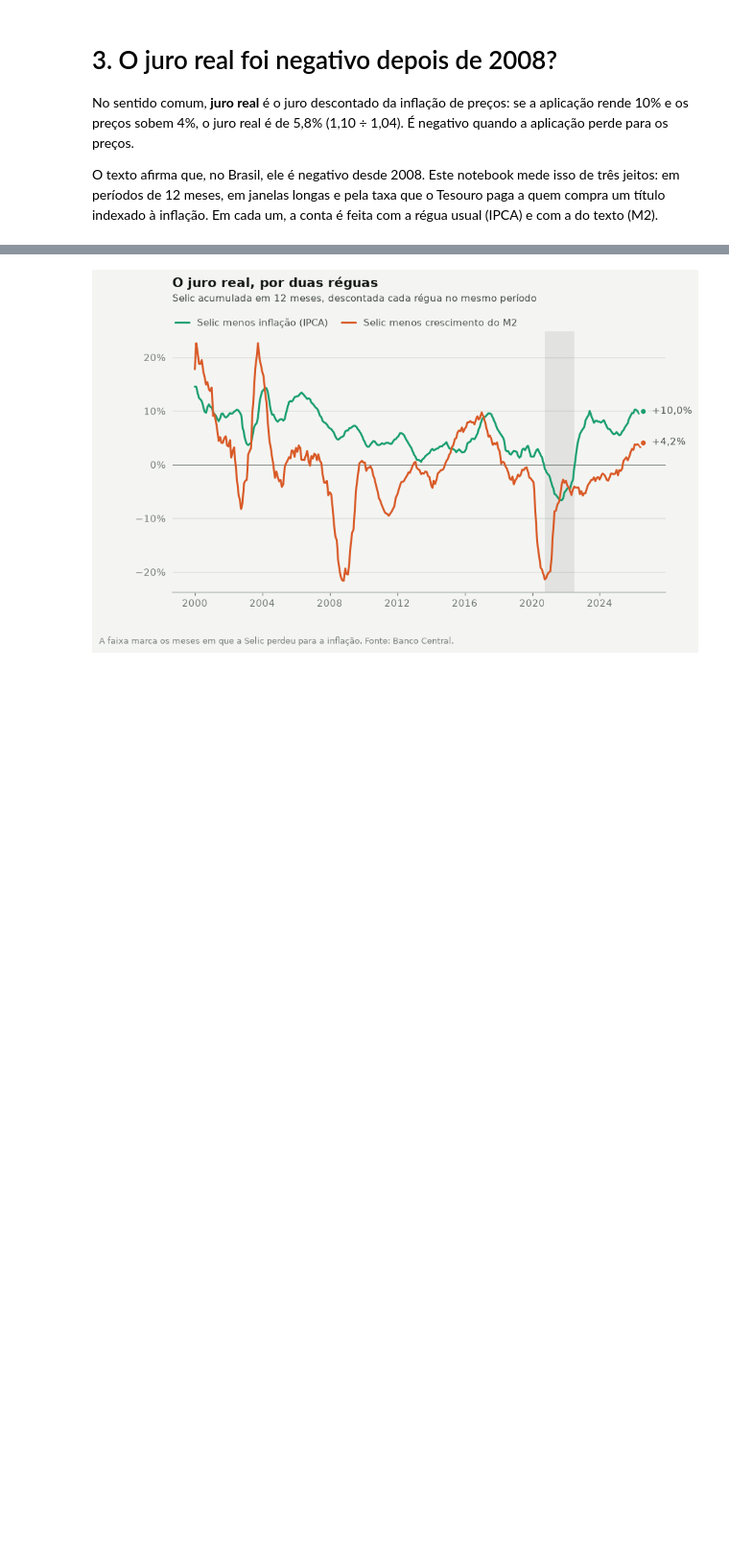
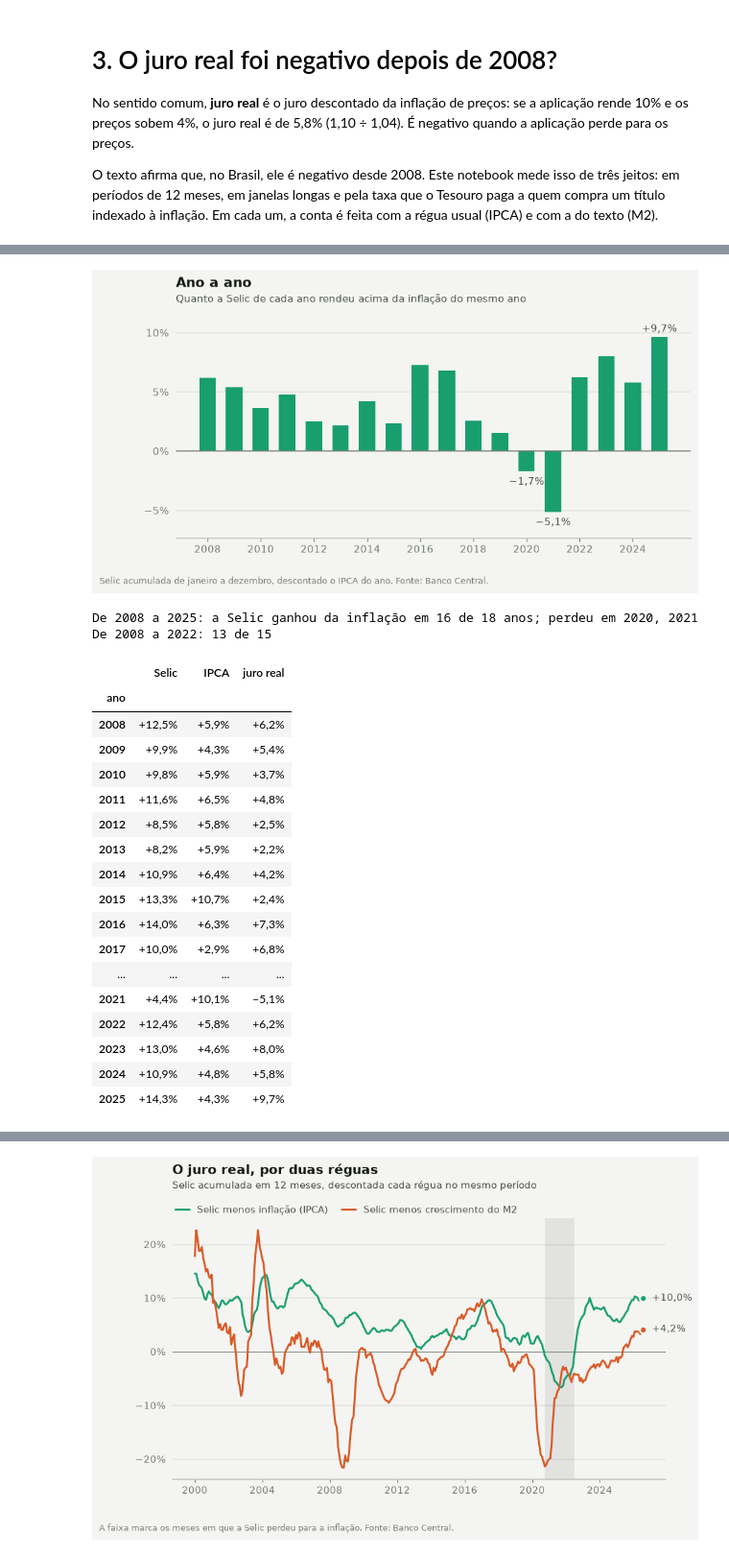
Before and after one commit to igor-gregori/iblog, a Jupyter notebook: notebooks/03_juro_real.ipynb, the cells around one changed output, grey strips where cells are left out. Shown at 96% size. Saved outputs shown, nothing was run; the diff lists cells and outputs as text; code cells hidden in the pictures; blank space fills up the shorter version.

```diff
--- a/notebooks/03_juro_real.ipynb
+++ b/notebooks/03_juro_real.ipynb
@@ -25,3 +34,56 @@ juro_real = analise.juro_real_12m(brasil)
+# %%
+anos = analise.ano_a_ano(niveis, "selic", "ipca", desde=2008)
+
+fig, ax = plt.subplots(figsize=(9, 4))
+ax.bar(anos.index, anos["acima"], width=0.62, color=estilo.cor("ipca"))
+estilo.linha_de_base(ax)
+for ano, valor in anos["acima"].items():
+    if valor < 0 or valor == anos["acima"].max():
+        ax.annotate(
+            pct(valor, 1, sinal=True),
+            (ano, valor),
+            xytext=(0, 5 if valor > 0 else -13),
+            textcoords="offset points",
+            ha="center",
+            fontsize=9.5,
+            color=estilo.TINTA_SECUNDARIA,
+        )
+estilo.titulo(ax, "Ano a ano", "Quanto a Selic de cada ano rendeu acima da inflação do mesmo ano")
+estilo.eixo_pct(ax.yaxis, passo=0.05)
+ax.set_xticks(anos.index[::2])
+ax.margins(y=0.15)
+estilo.fonte(fig, "Selic acumulada de janeiro a dezembro, descontado o IPCA do ano. Fonte: Banco Central.")
+plt.show()
+
+perdeu = anos.index[anos["acima"] < 0]
+print(
+    f"De {anos.index[0]} a {anos.index[-1]}: a Selic ganhou da inflação em {len(anos) - len(perdeu)} de {len(anos)} anos; perdeu em {', '.join(map(str, perdeu))}"
+)
+ate_o_texto = anos.loc[:2022]
+print(f"De 2008 a 2022: {(ate_o_texto['acima'] > 0).sum()} de {len(ate_o_texto)}")
+anos.rename(columns={"selic": "Selic", "ipca": "IPCA", "acima": "juro real"}).map(lambda v: pct(v, 1, sinal=True))
+# %% [output]
+[figure, added]
+De 2008 a 2025: a Selic ganhou da inflação em 16 de 18 anos; perdeu em 2020, 2021
+De 2008 a 2022: 13 de 15
+|  | Selic | IPCA | juro real |
+| ano |  |  |  |
+| 2008 | +12,5% | +5,9% | +6,2% |
+| 2009 | +9,9% | +4,3% | +5,4% |
+| 2010 | +9,8% | +5,9% | +3,7% |
+| 2011 | +11,6% | +6,5% | +4,8% |
+| 2012 | +8,5% | +5,8% | +2,5% |
+| 2013 | +8,2% | +5,9% | +2,2% |
+| 2014 | +10,9% | +6,4% | +4,2% |
+| 2015 | +13,3% | +10,7% | +2,4% |
+| 2016 | +14,0% | +6,3% | +7,3% |
+| 2017 | +10,0% | +2,9% | +6,8% |
+| ... | ... | ... | ... |
+| 2021 | +4,4% | +10,1% | −5,1% |
+| 2022 | +12,4% | +5,8% | +6,2% |
+| 2023 | +13,0% | +4,6% | +8,0% |
+| 2024 | +10,9% | +4,8% | +5,8% |
+| 2025 | +14,3% | +4,3% | +9,7% |
 # %% [markdown]
 ## Em 12 meses
 
```
Also changed, not shown: parts of 3 cells of this notebook, 30 other files.
